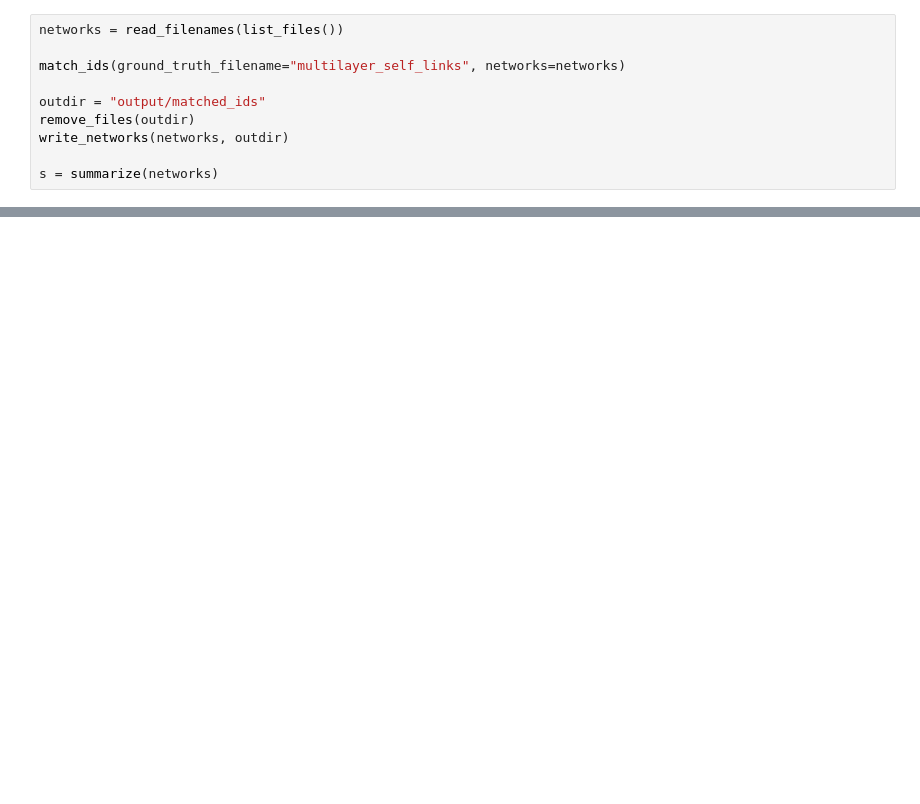
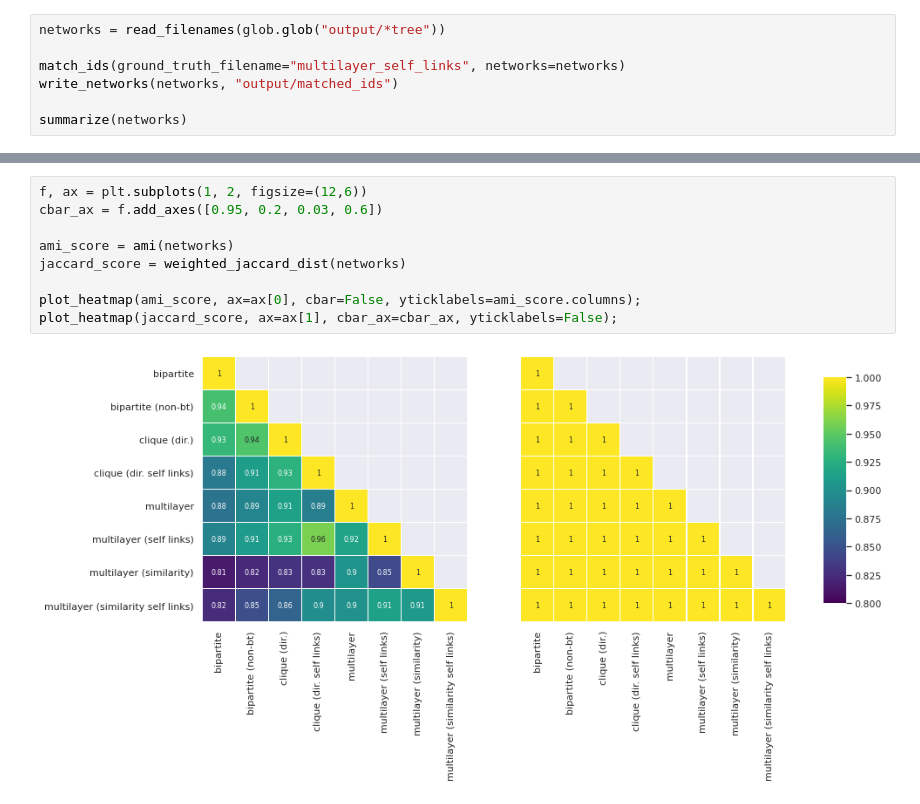
Before and after one commit to mapequation/mapping-hypergraphs, a Jupyter notebook: hypergraph.ipynb, the cells around one changed output, grey strips where cells are left out. Drawn from its saved outputs; the diff is of its cells as text; blank space fills up the shorter version.

```diff
--- a/hypergraph.ipynb
+++ b/hypergraph.ipynb
@@ -11,11 +16,8 @@ from analysis import *
 # %%
-networks = read_filenames(list_files())
+networks = read_filenames(glob.glob("output/*tree"))
 
 match_ids(ground_truth_filename="multilayer_self_links", networks=networks)
+write_networks(networks, "output/matched_ids")
 
-outdir = "output/matched_ids"
-remove_files(outdir)
-write_networks(networks, outdir)
-
-s = summarize(networks)
+summarize(networks)
 # %% [output]
@@ -47,0 +124,11 @@ sns.displot(module_assignments(network).values())
+# %%
+f, ax = plt.subplots(1, 2, figsize=(12,6))
+cbar_ax = f.add_axes([0.95, 0.2, 0.03, 0.6])
+
+ami_score = ami(networks)
+jaccard_score = weighted_jaccard_dist(networks)
+
+plot_heatmap(ami_score, ax=ax[0], cbar=False, yticklabels=ami_score.columns);
+plot_heatmap(jaccard_score, ax=ax[1], cbar_ax=cbar_ax, yticklabels=False);
+# %% [output]
+[figure, added]
```
Also changed, not shown: parts of 11 cells of this notebook.
